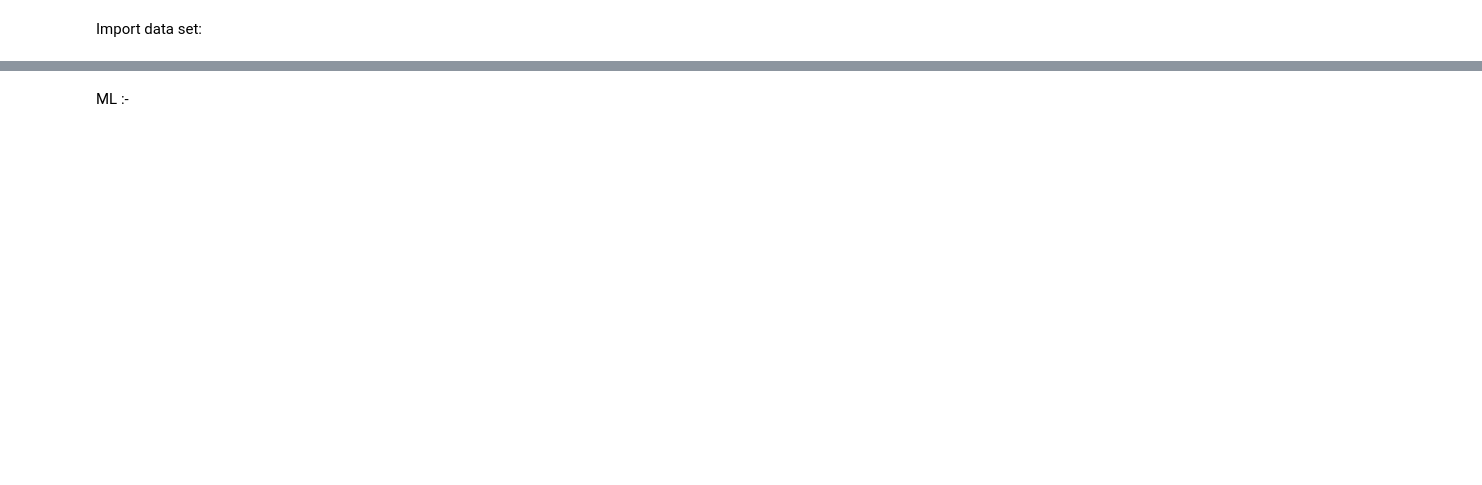
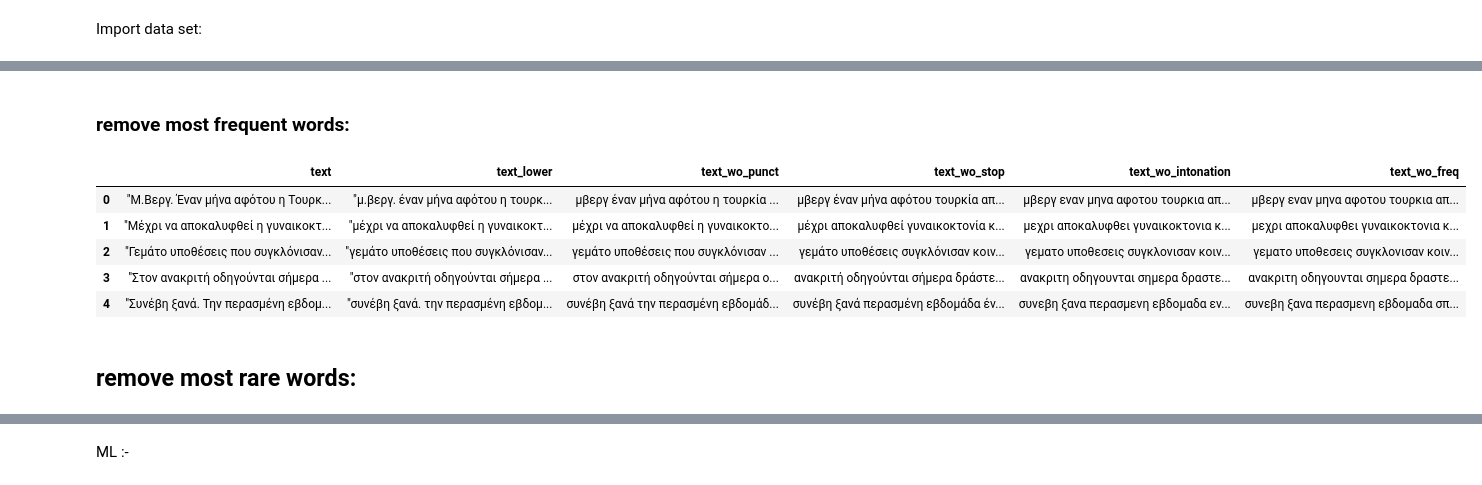
Before and after one commit to openlabathens/article-classification, a Jupyter notebook: article_classification.ipynb, the cells around one changed output, grey strips where cells are left out. Cells and saved outputs as stored; diff of their text form; code cells hidden in the pictures; blank space fills up the shorter version.

Commit message:
preprocessed text

```diff
--- a/article_classification.ipynb
+++ b/article_classification.ipynb
@@ -67,10 +53,11 @@ remove punctuation
 # %%
+punctuation = '«!"#$%&\'()*+,-./:;<=>?@[\\]^_`{|}~»'
+PUNCT_TO_REMOVE = punctuation
 
-PUNCT_TO_REMOVE = string.punctuation
 def remove_punctuation(text):
     """custom function to remove the punctuation"""
     return text.translate(str.maketrans('', '', PUNCT_TO_REMOVE))
 
-df["text_wo_punct"] = df["text"].apply(lambda text: remove_punctuation(text))
-print(df.head())
+df["text_wo_punct"] = df["text_lower"].apply(lambda text: remove_punctuation(text))
+df.head()
 # %% [output]
@@ -89,0 +108,19 @@ print(df.head())
+# %%
+def remove_intonation(text):
+
+    rep = {"ά": "α", "έ": "ε", "ή": "η", "ί": "ι", "ό": "ο", "ύ": "υ", "ώ": "ω", "ϊ": "ι",
+           "ἀ": "α", "ἐ": "ε", "ἤ": "η", "ἰ": "ι", "ἄ": "α", "ὐ": "υ", "ὡ": "ω", "ὦ": "ω",
+           'ὖ': 'υ', 'ὅ': 'ο', 'ῆ': 'η', 'ῇ': 'η', 'ῦ': 'υ', 'ὁ': 'ο', 'ὑ': 'υ', 'ὲ': 'ε',
+           'ὺ': 'υ', 'ἂ': 'α', 'ἵ': 'ι', 'ὴ': 'η', 'ὰ': 'α', 'ἅ': 'α', 'ὶ': 'ι', 'ἴ': 'ι',
+           'ὸ': 'ο', 'ἥ': 'η', 'ἡ': 'η', 'ὕ': 'υ', 'ἔ': 'ε', 'ἳ': 'ι', 'ὗ': 'υ', 'ἃ': 'α',
+           'ὃ': 'ο', 'ὥ': 'ω', 'ὔ': 'υ', 'ῖ': 'ι', 'ἣ': 'η', 'ἷ': 'ι', 'ἑ': 'ε', 'ᾧ': 'ω',
+           'ἢ': 'η'}
+
+    rep = dict((nltk.re.escape(k), v) for k, v in rep.items())
+    pattern = nltk.re.compile("|".join(rep.keys()))
+    text = pattern.sub(lambda m: rep[nltk.re.escape(m.group(0))], text)
+
+    return text
+
+df["text_wo_intonation"] = df["text_wo_stop"].apply(lambda text: remove_intonation(text))
+df.head()
@@ -89,0 +138,8 @@ print(df.head())
+# %%
+cnt = Counter()
+for text in df["text_wo_intonation"].values:
+    for word in text.split():
+        cnt[word] += 1
+
+# show ten more frequent elements:
+cnt.most_common(10)
@@ -89,0 +157,19 @@ print(df.head())
+# %% [markdown]
+### remove most frequent words:
+# %%
+FREQWORDS = set([w for (w, wc) in cnt.most_common(10)])
+def remove_freqwords(text):
+    """custom function to remove frequent words"""
+    return " ".join([word for word in str(text).split() if word not in FREQWORDS])
+
+df["text_wo_freq"] = df["text_wo_intonation"].apply(lambda text: remove_freqwords(text))
+df.head()
+# %% [output]
+|  | text | text_lower | text_wo_punct | text_wo_stop | text_wo_intonation | text_wo_freq |
+| 0 | "Μ.Βεργ. Έναν μήνα αφότου η Τουρκ... | "μ.βεργ. έναν μήνα αφότου η τουρκ... | μβεργ έναν μήνα αφότου η τουρκία ... | μβεργ έναν μήνα αφότου τουρκία απ... | μβεργ εναν μηνα αφοτου τουρκια απ... | μβεργ εναν μηνα αφοτου τουρκια απ... |
+| 1 | "Μέχρι να αποκαλυφθεί η γυναικοκτ... | "μέχρι να αποκαλυφθεί η γυναικοκτ... | μέχρι να αποκαλυφθεί η γυναικοκτο... | μέχρι αποκαλυφθεί γυναικοκτονία κ... | μεχρι αποκαλυφθει γυναικοκτονια κ... | μεχρι αποκαλυφθει γυναικοκτονια κ... |
+| 2 | "Γεμάτο υποθέσεις που συγκλόνισαν... | "γεμάτο υποθέσεις που συγκλόνισαν... | γεμάτο υποθέσεις που συγκλόνισαν ... | γεμάτο υποθέσεις συγκλόνισαν κοιν... | γεματο υποθεσεις συγκλονισαν κοιν... | γεματο υποθεσεις συγκλονισαν κοιν... |
+| 3 | "Στον ανακριτή οδηγούνται σήμερα ... | "στον ανακριτή οδηγούνται σήμερα ... | στον ανακριτή οδηγούνται σήμερα ο... | ανακριτή οδηγούνται σήμερα δράστε... | ανακριτη οδηγουνται σημερα δραστε... | ανακριτη οδηγουνται σημερα δραστε... |
+| 4 | "Συνέβη ξανά. Την περασμένη εβδομ... | "συνέβη ξανά. την περασμένη εβδομ... | συνέβη ξανά την περασμένη εβδομάδ... | συνέβη ξανά περασμένη εβδομάδα έν... | συνεβη ξανα περασμενη εβδομαδα εν... | συνεβη ξανα περασμενη εβδομαδα σπ... |
+# %% [markdown]
+## remove most rare words:
```
Also changed, not shown: parts of 22 cells of this notebook.
